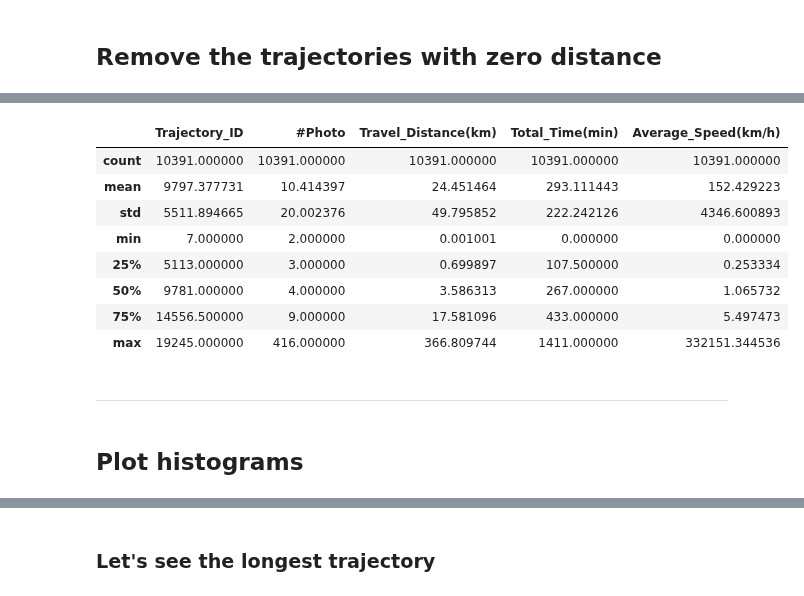
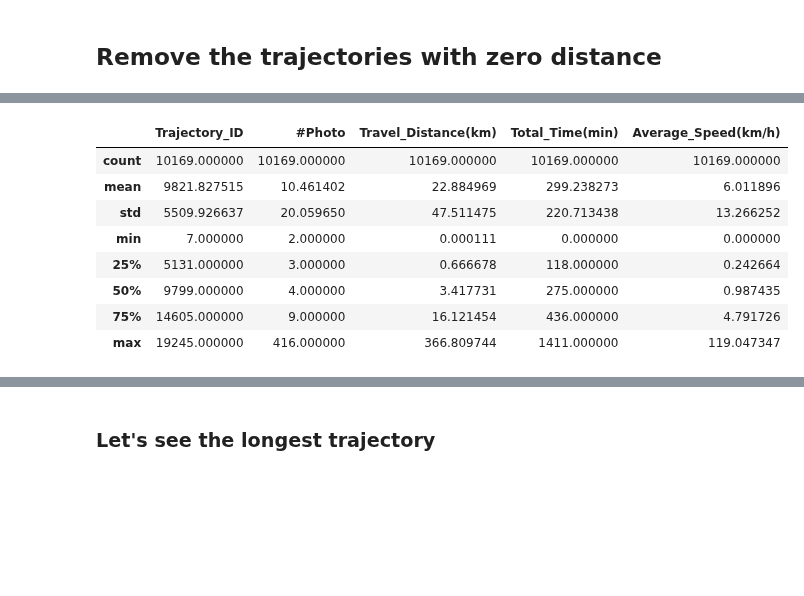
Before and after one commit to chengsoonong/digbeta, a Jupyter notebook: tour/flickr_photos/flickr_analysis.ipynb, the cells around one changed output, grey strips where cells are left out. Saved outputs shown, nothing was run; the diff lists cells and outputs as text; code cells hidden in the pictures; blank space fills up the shorter version.

```diff
--- a/tour/flickr_analysis.ipynb
+++ b/tour/flickr_photos/flickr_analysis.ipynb
@@ -91,7 +121,7 @@ traj_stats_new.head()
 # %% [markdown]
 ## Remove the trajectories with zero distance
 # %%
-traj_stats3 = traj_stats_new[traj_stats_new['Travel_Distance(km)']>1e-3]
+traj_stats3 = traj_stats_new[traj_stats_new['Travel_Distance(km)']>1e-4]
 traj_stats3.head()
 # %% [output]
 |  | Trajectory_ID | User_ID | #Photo | Start_Time | Travel_Distance(km) | Total_Time(min) | ... |
@@ -102,0 +167,6 @@ traj_stats3.head()
+# %%
+# remove those with improbable speed
+traj_stats4 = traj_stats3[traj_stats3['Average_Speed(km/h)']<=150]
+print len(traj_stats4), "<--",  len(traj_stats3) , "<--" , len(traj_stats_new)
+
+traj_stats4.head()
@@ -103,16 +202,12 @@ traj_stats3.head()
 # %%
-traj_stats3.describe()
+traj_stats4.describe()
 # %% [output]
 |  | Trajectory_ID | #Photo | Travel_Distance(km) | Total_Time(min) | Average_Speed(km/h) |
-| count | 10391.000000 | 10391.000000 | 10391.000000 | 10391.000000 | 10391.000000 |
-| mean | 9797.377731 | 10.414397 | 24.451464 | 293.111443 | 152.429223 |
-| std | 5511.894665 | 20.002376 | 49.795852 | 222.242126 | 4346.600893 |
-| min | 7.000000 | 2.000000 | 0.001001 | 0.000000 | 0.000000 |
-| 25% | 5113.000000 | 3.000000 | 0.699897 | 107.500000 | 0.253334 |
-| 50% | 9781.000000 | 4.000000 | 3.586313 | 267.000000 | 1.065732 |
-| 75% | 14556.500000 | 9.000000 | 17.581096 | 433.000000 | 5.497473 |
-| max | 19245.000000 | 416.000000 | 366.809744 | 1411.000000 | 332151.344536 |
+| count | 10169.000000 | 10169.000000 | 10169.000000 | 10169.000000 | 10169.000000 |
+| mean | 9821.827515 | 10.461402 | 22.884969 | 299.238273 | 6.011896 |
+| std | 5509.926637 | 20.059650 | 47.511475 | 220.713438 | 13.266252 |
+| min | 7.000000 | 2.000000 | 0.000111 | 0.000000 | 0.000000 |
+| 25% | 5131.000000 | 3.000000 | 0.666678 | 118.000000 | 0.242664 |
+| 50% | 9799.000000 | 4.000000 | 3.417731 | 275.000000 | 0.987435 |
+| 75% | 14605.000000 | 9.000000 | 16.121454 | 436.000000 | 4.791726 |
+| max | 19245.000000 | 416.000000 | 366.809744 | 1411.000000 | 119.047347 |
-# %% [markdown]
---------
-# %% [markdown]
-## Plot histograms
```
Also changed, not shown: parts of 14 cells of this notebook.
